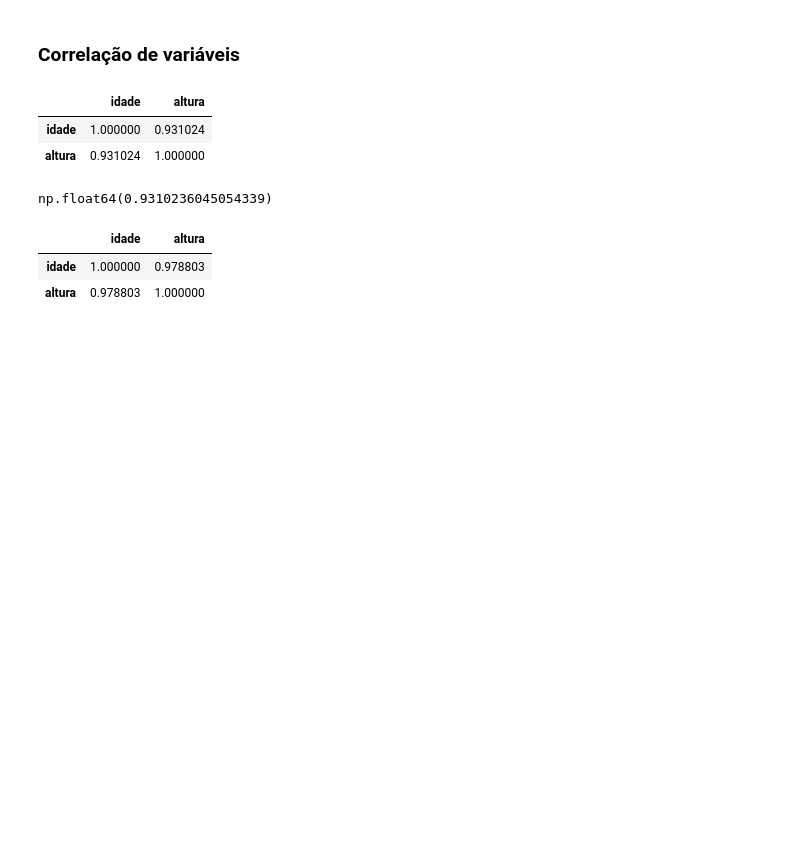
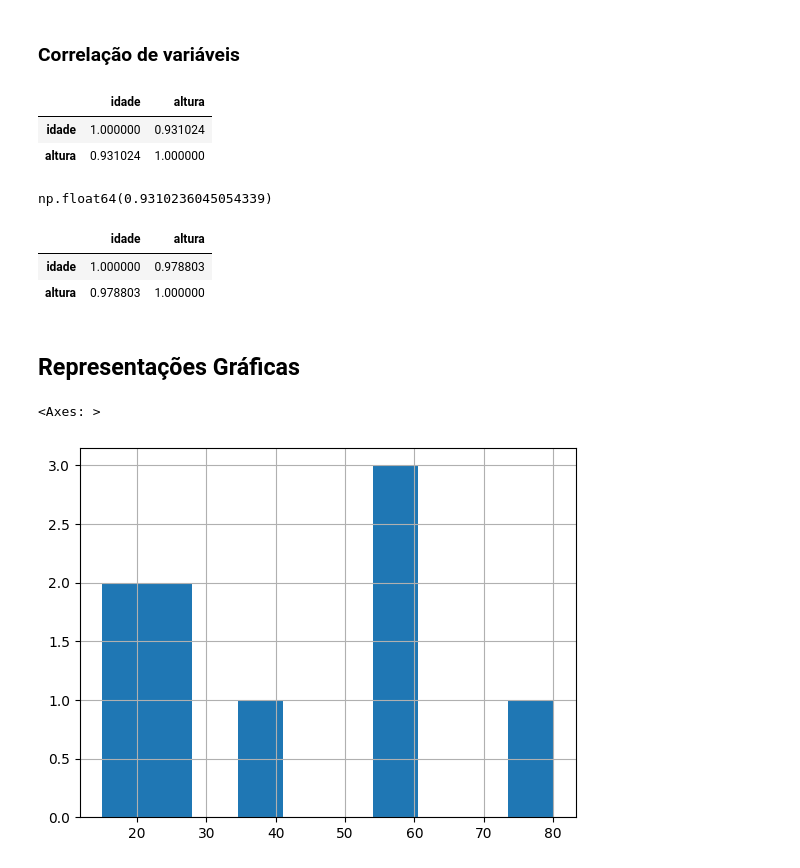
Before and after one commit to ramomOliveira/estatistica_devs, a Jupyter notebook: estatistica_devs.ipynb, the cells around one changed output. Saved outputs shown, nothing was run; the diff lists cells and outputs as text; code cells hidden in the pictures; blank space fills up the shorter version.

Commit message:
plot histograma

```diff
--- a/estatistica_devs.ipynb
+++ b/estatistica_devs.ipynb
@@ -119,3 +119,10 @@ df_medidas.corr(method='spearman')
 |  | idade | altura |
 | idade | 1.000000 | 0.978803 |
 | altura | 0.978803 | 1.000000 |
+# %% [markdown]
+## Representações Gráficas
+# %%
+df_medidas["idade"].hist()
+# %% [output]
+<Axes: >
+[figure, added]
```
Also changed, not shown: parts of 1 cell of this notebook, 2 other files.
